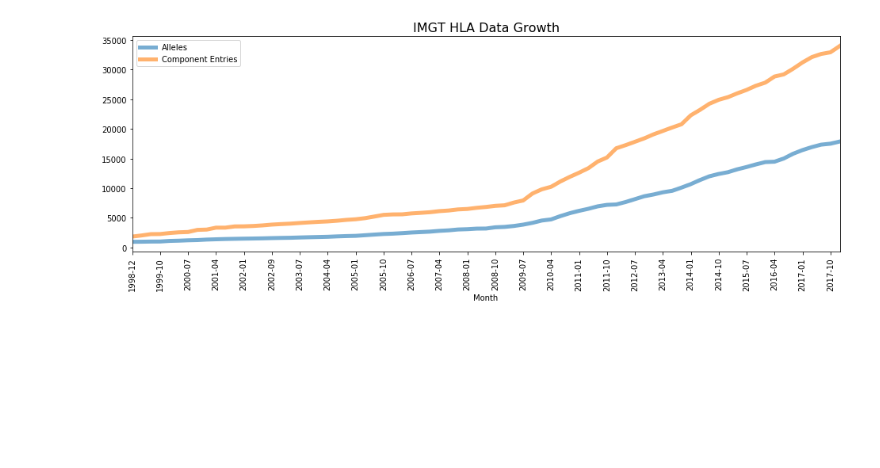
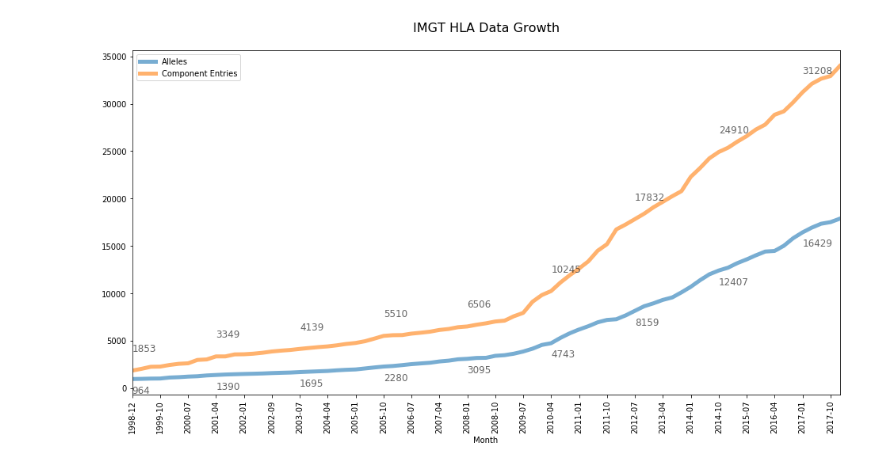
Before and after one commit to machnine/HLA-Tools, a Jupyter notebook: IMGT_HLA_Stats_Visualisation.ipynb, the cells around one changed output. Saved outputs shown, nothing was run; the diff lists cells and outputs as text; code cells hidden in the pictures; blank space fills up the shorter version.

Commit message:
Added data point labels

```diff
--- a/IMGT_HLA_Stats_Visualisation.ipynb
+++ b/IMGT_HLA_Stats_Visualisation.ipynb
@@ -10,32 +10,45 @@ stats = pd.read_html(imgt_HLA_stats_url, parse_dates=True)
 # %%
 if stats[1].iloc[0,0] == 'Database Growth':
 
     #remove some headings
     d = stats[1].iloc[2:].copy()
 
     #reset columns
     d.columns = list(stats[1].iloc[1])
 
     #reset index
     d.set_index('Release', drop=True, inplace=True)
 
     #convert datatypes
     d.loc[:, ['Alleles','Component Entries']] = d.loc[:, ['Alleles','Component Entries']].astype(int)
 
     #plot
     d.plot(x=['Month'],
            y=['Alleles', 'Component Entries'],
-           figsize=(16, 5),
+           figsize=(16, 8),
            alpha=0.6,
            linewidth=5,
            rot=90)
 
     ax = plt.gca()
-    ax.set_xticks([x for x in range(0, len(d['Month']), 3)])
-    ax.set_xticklabels(d['Month'][::3])
-    ax.set_title(label='IMGT HLA Data Growth', fontsize=16)
+
+    xticks = [x for x in range(0, len(d['Month']), 3)]
+    xticklabels = d['Month'][::3]
+    ax.set_xticks(xticks)
+    ax.set_xticklabels(xticklabels)
+    ax.set_title(label='IMGT HLA Data Growth\n', fontsize=16)
+
+    xticks = xticks[::3]
+    xticklabels = xticklabels[::3]
+
+    for tick, label in zip(xticks, xticklabels):
+        ya = d.loc[d[d['Month'] == label].index, 'Alleles']
+        plt.text(x=tick, y=ya - 1500, s=ya[0], alpha=0.6, fontsize=12)
+
+        yb = d.loc[d[d['Month'] == label].index, 'Component Entries']
+        plt.text(x=tick, y=yb + 2000, s=yb[0], alpha=0.6, fontsize=12)
 
 else:
     print('The layout of IMGT HLA Stats page has changed, the code needs to be updated.')
 # %% [output]
-[figure, old version]
+[figure, new version]
```
